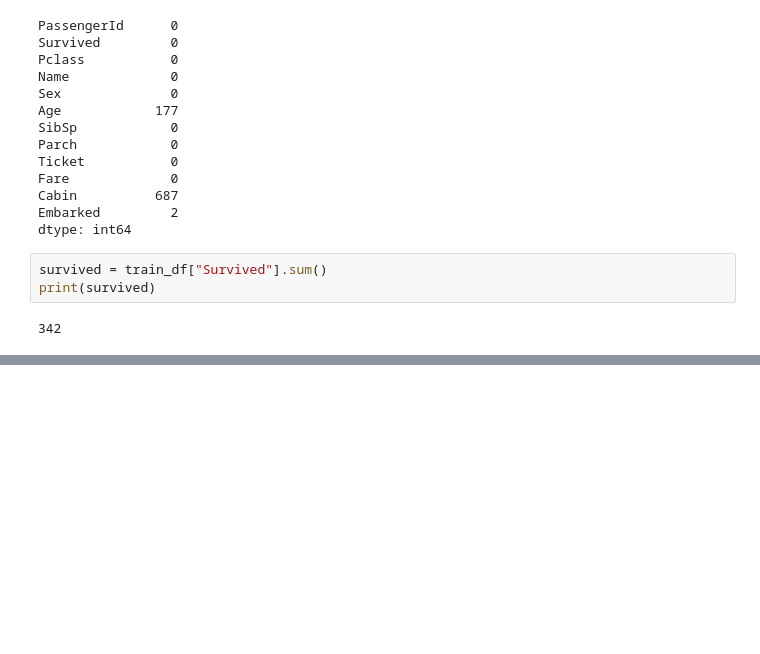
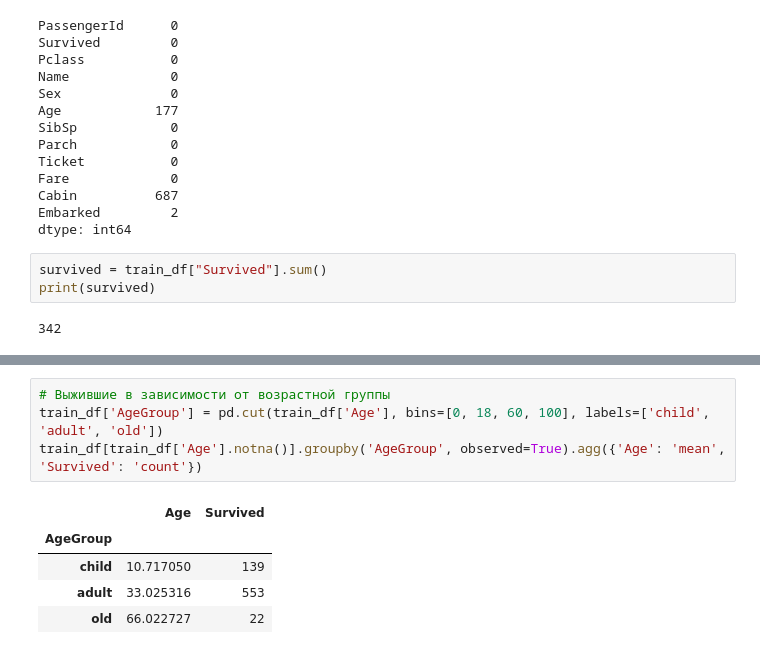
Before and after one commit to slayer-joe/TMSds, a Jupyter notebook: les08/HW08.ipynb, the cells around one changed output, grey strips where cells are left out. Saved outputs shown, nothing was run; the diff lists cells and outputs as text; blank space fills up the shorter version.

```diff
--- a/les08/HW08.ipynb
+++ b/les08/HW08.ipynb
@@ -108,0 +117,10 @@ print(survived)
+# %%
+# Выжившие в зависимости от возрастной группы
+train_df['AgeGroup'] = pd.cut(train_df['Age'], bins=[0, 18, 60, 100], labels=['child', 'adult', 'old'])
+train_df[train_df['Age'].notna()].groupby('AgeGroup', observed=True).agg({'Age': 'mean', 'Survived': 'count'})
+# %% [output]
+|  | Age | Survived |
+| AgeGroup |  |  |
+| child | 10.717050 | 139 |
+| adult | 33.025316 | 553 |
+| old | 66.022727 | 22 |
```
Also changed, not shown: parts of 4 cells of this notebook.
